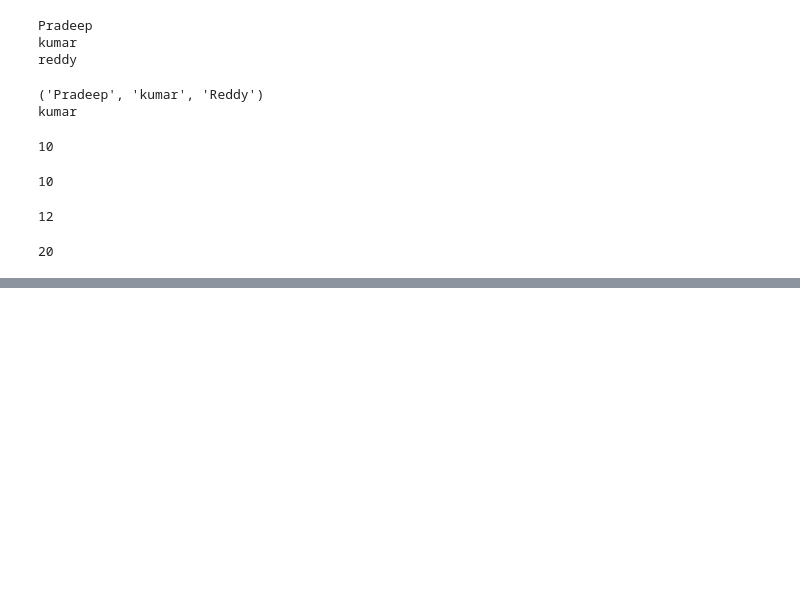
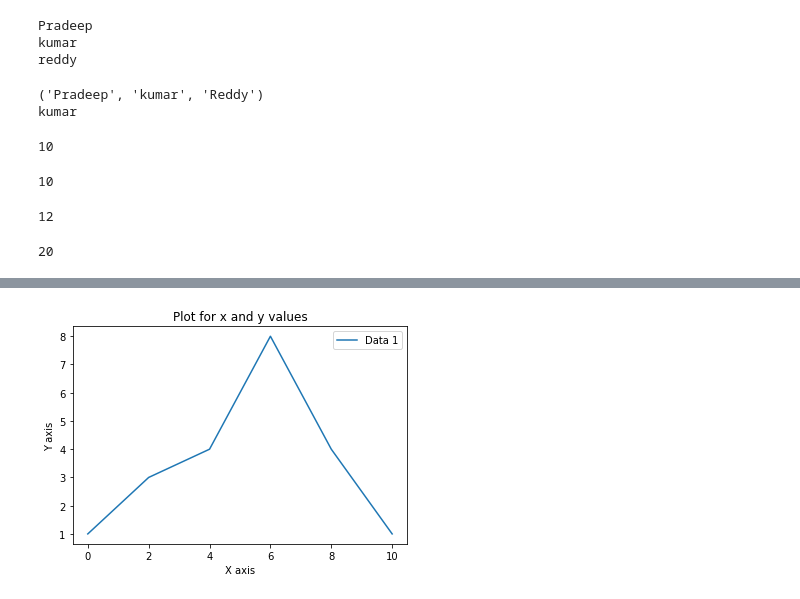
Before and after one commit to pradeepm28/python, a Jupyter notebook: First.ipynb, the cells around one changed output, grey strips where cells are left out. Cells and saved outputs as stored; diff of their text form; code cells hidden in the pictures; blank space fills up the shorter version.

```diff
--- a/First.ipynb
+++ b/First.ipynb
@@ -707,0 +1005,19 @@ print(double(10))    # double passes 10 to lambda function
+# %%
+import matplotlib.pyplot as plt
+%matplotlib inline
+
+x = [0,2,4,6,8,10]
+y = [1,3,4,8,4,1]
+
+plt.plot(x,y)
+
+plt.xlabel("X axis")
+plt.ylabel("Y axis")
+plt.title("Plot for x and y values")
+plt.legend(["Data 1"])
+
+plt.savefig('plot1.png',dpi=900,bbox_inches="tight")
+
+plt.show()
+# %% [output]
+[figure, added]
```
Also changed, not shown: parts of 52 cells of this notebook.
